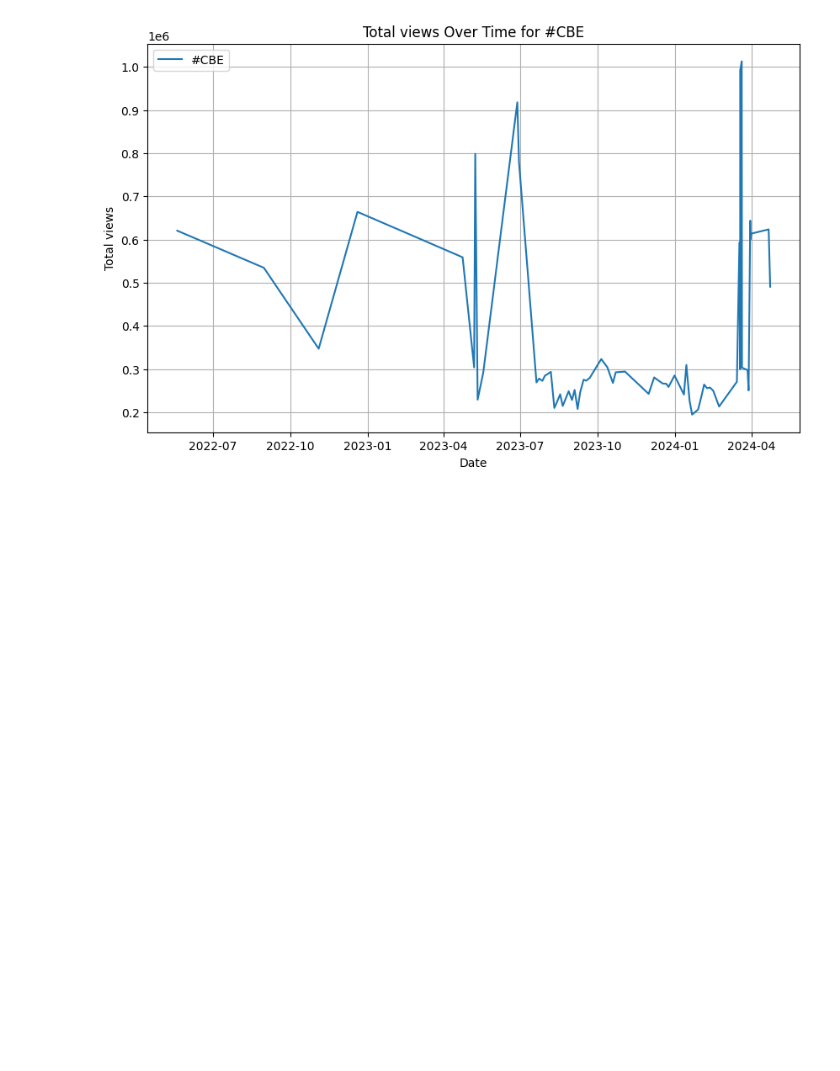
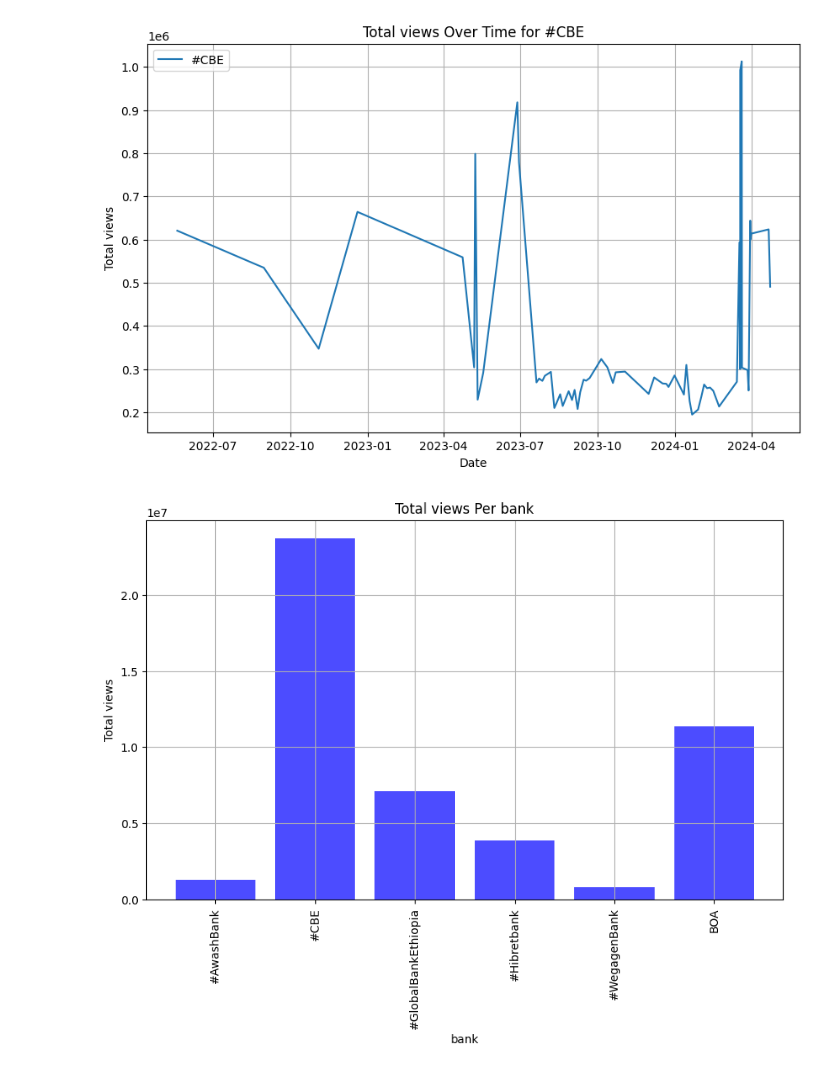
Before and after one commit to abrahamshimelis/Marketing-Analytics-Dashboard, a Jupyter notebook: notebooks/EDA.ipynb, the cells around one changed output. Saved outputs shown, nothing was run; the diff lists cells and outputs as text; code cells hidden in the pictures; blank space fills up the shorter version.

```diff
--- a/notebooks/EDA.ipynb
+++ b/notebooks/EDA.ipynb
@@ -377,3 +377,7 @@ plot_time_series_for_single_category(df_posts, 'date', 'views', 'bank', 'BOA')
 plot_time_series_for_single_category(df_posts, 'date', 'views', 'bank', '#CBE')
 # %% [output]
 [figure]
+# %%
+plot_bar_chart_for_cols(df_posts, 'views', 'bank')
+# %% [output]
+[figure, added]
```
Also changed, not shown: parts of 2 cells of this notebook, 1 other file.
